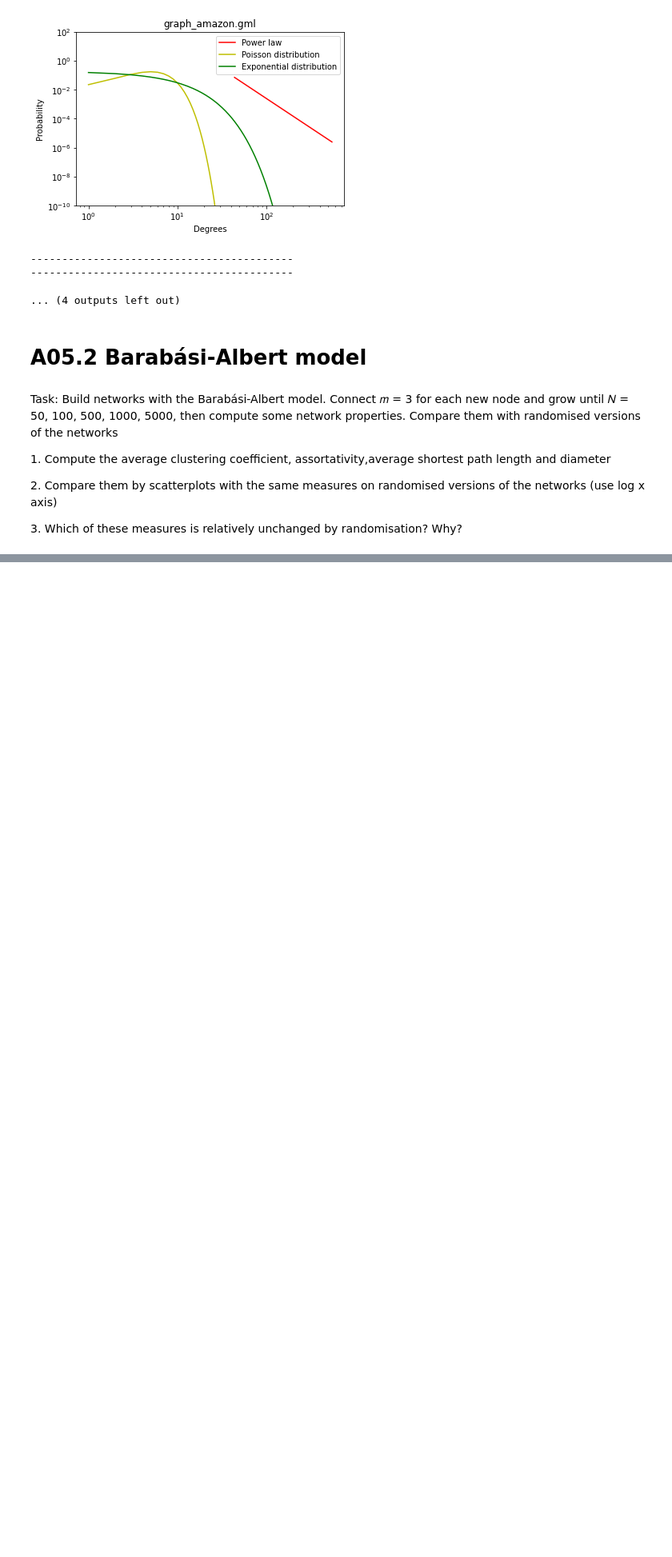
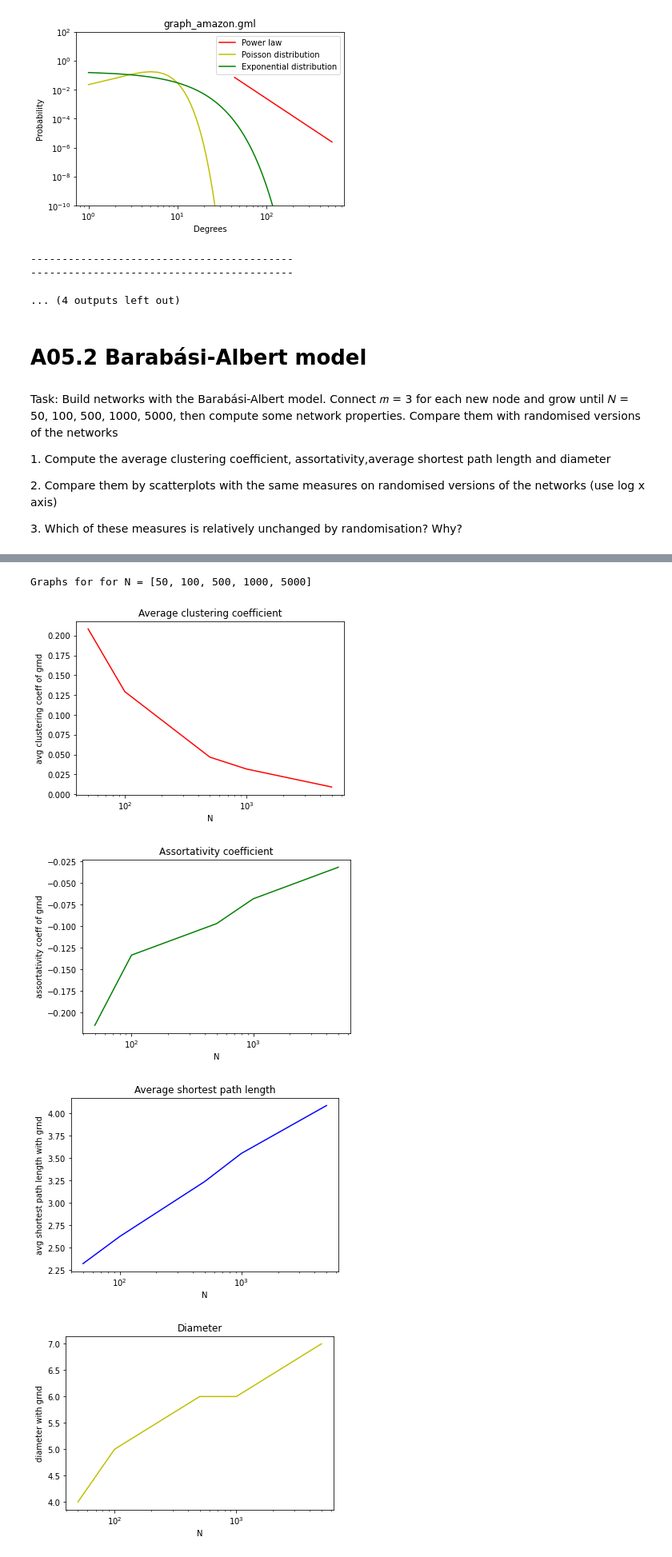
Before and after one commit to epura/NS, a Jupyter notebook: EX5/Pura_Eleonora_EX5.ipynb, the cells around one changed output, grey strips where cells are left out. Shown: that part at 80% size. Cells and saved outputs as stored; diff of their text form; code cells hidden in the pictures; blank space fills up the shorter version.

```diff
--- a/EX5/Pura_Eleonora_EX5.ipynb
+++ b/EX5/Pura_Eleonora_EX5.ipynb
@@ -91,3 +91,11 @@ Corresponding error: 0.09699319113242895
 <p>1. Compute the average clustering coefficient, assortativity,average shortest path length and diameter</p>
 <p>2. Compare them by scatterplots with the same measures on randomised versions of the networks (use log x axis)</p>
 <p>3. Which of these measures is relatively unchanged by randomisation? Why?</p>
+# %%
+def plot_measures(measure, x, y, xtitle, ytitle, color):
+    plt.title("{}".format(measure))
+    plt.plot(x, y, c=color)
+    plt.xlabel(xtitle)
+    plt.ylabel(ytitle)
+    plt.xscale('log')
+    plt.show()
@@ -93,0 +173,13 @@ Corresponding error: 0.09699319113242895
+# %%
+print("Graphs for for N = [50, 100, 500, 1000, 5000]")
+
+plot_measures("Average clustering coefficient", Ns, avg_cc_list_rnd, "N", "avg clustering coeff of grnd", 'r')
+plot_measures("Assortativity coefficient", Ns, ass_coeff_list_rnd, "N", "assortativity coeff of grnd", 'g')
+plot_measures("Average shortest path length", Ns, avg_spl_list_rnd, "N", "avg shortest path length with grnd", 'b')
+plot_measures("Diameter", Ns, diameter_list_rnd, "N", "diameter with grnd", 'y')
+# %% [output]
+Graphs for for N = [50, 100, 500, 1000, 5000]
+[figure, added]
+[figure, added]
+[figure, added]
+[figure, added]
```
Also changed, not shown: parts of 1 cell of this notebook.
